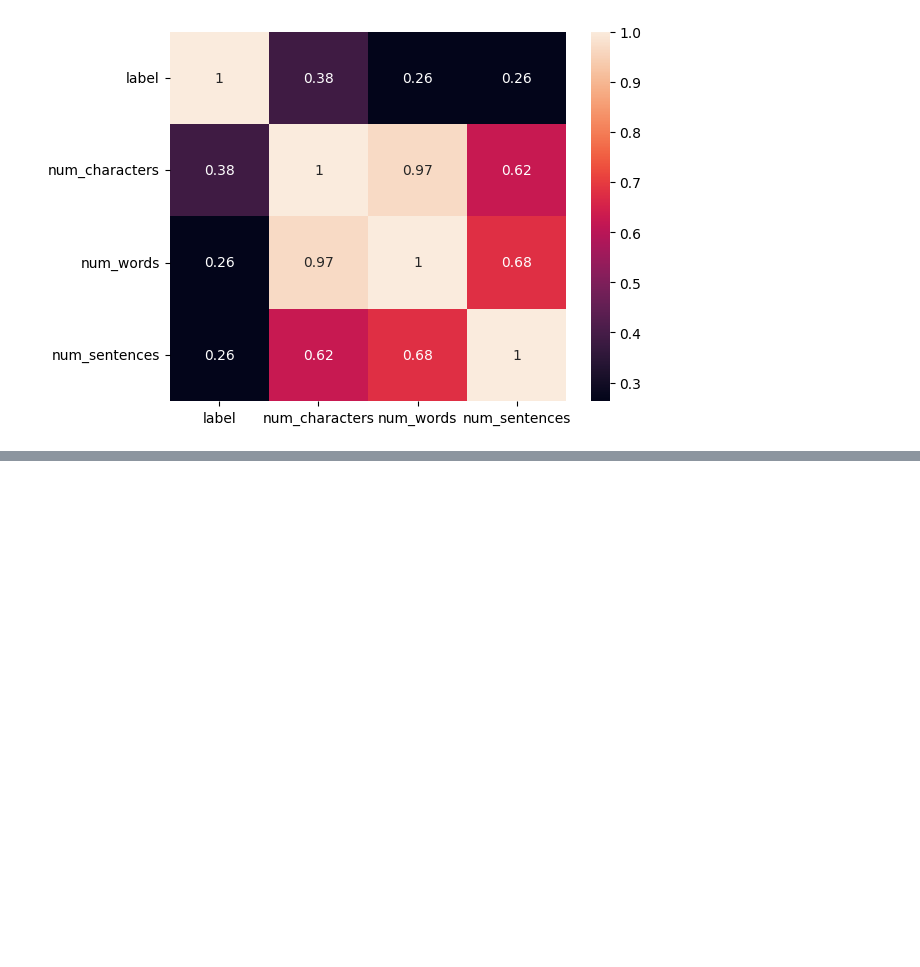
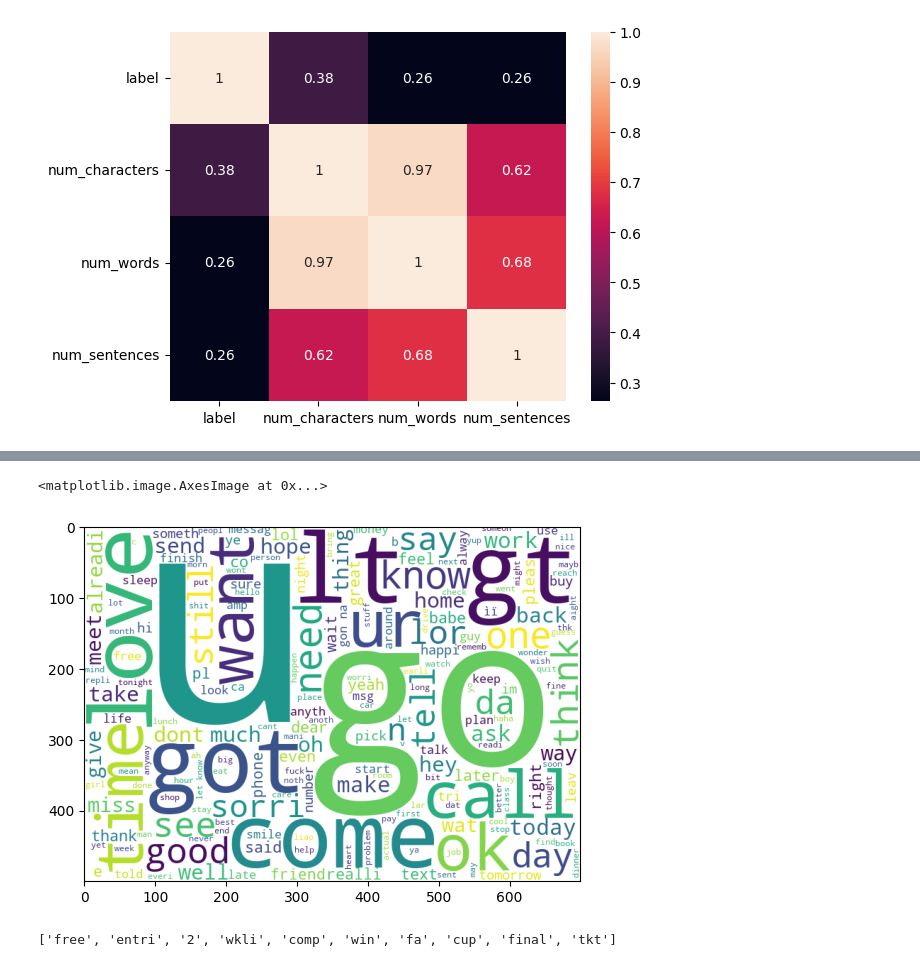
Before and after one commit to thekhurapaatimind/sms-spam-detection, a Jupyter notebook: sms-spam-detector.ipynb, the cells around one changed output, grey strips where cells are left out. Cells and saved outputs as stored; diff of their text form; code cells hidden in the pictures; blank space fills up the shorter version.

```diff
--- a/sms-spam-detector.ipynb
+++ b/sms-spam-detector.ipynb
@@ -171,0 +234,4 @@ sns.heatmap(df[['label', 'num_characters', 'num_words', 'num_sentences']].corr()
+# %%
+from nltk.stem.porter import PorterStemmer
+ps = PorterStemmer()
+ps.stem('processing')
@@ -171,0 +285,15 @@ sns.heatmap(df[['label', 'num_characters', 'num_words', 'num_sentences']].corr()
+# %%
+ham_wc = wc.generate(' '.join(df[df['label'] == 0]['transformed_text']))
+plt.imshow(ham_wc)
+# %% [output]
+<matplotlib.image.AxesImage at 0x...>
+[figure, added]
+# %%
+spam_corpus = []
+for text in df[df['label'] == 1]['transformed_text']:
+    for word in text.split():
+        spam_corpus.append(word)
+
+spam_corpus[:10]
+# %% [output]
+['free', 'entri', '2', 'wkli', 'comp', 'win', 'fa', 'cup', 'final', 'tkt']
```
Also changed, not shown: parts of 22 cells of this notebook.
